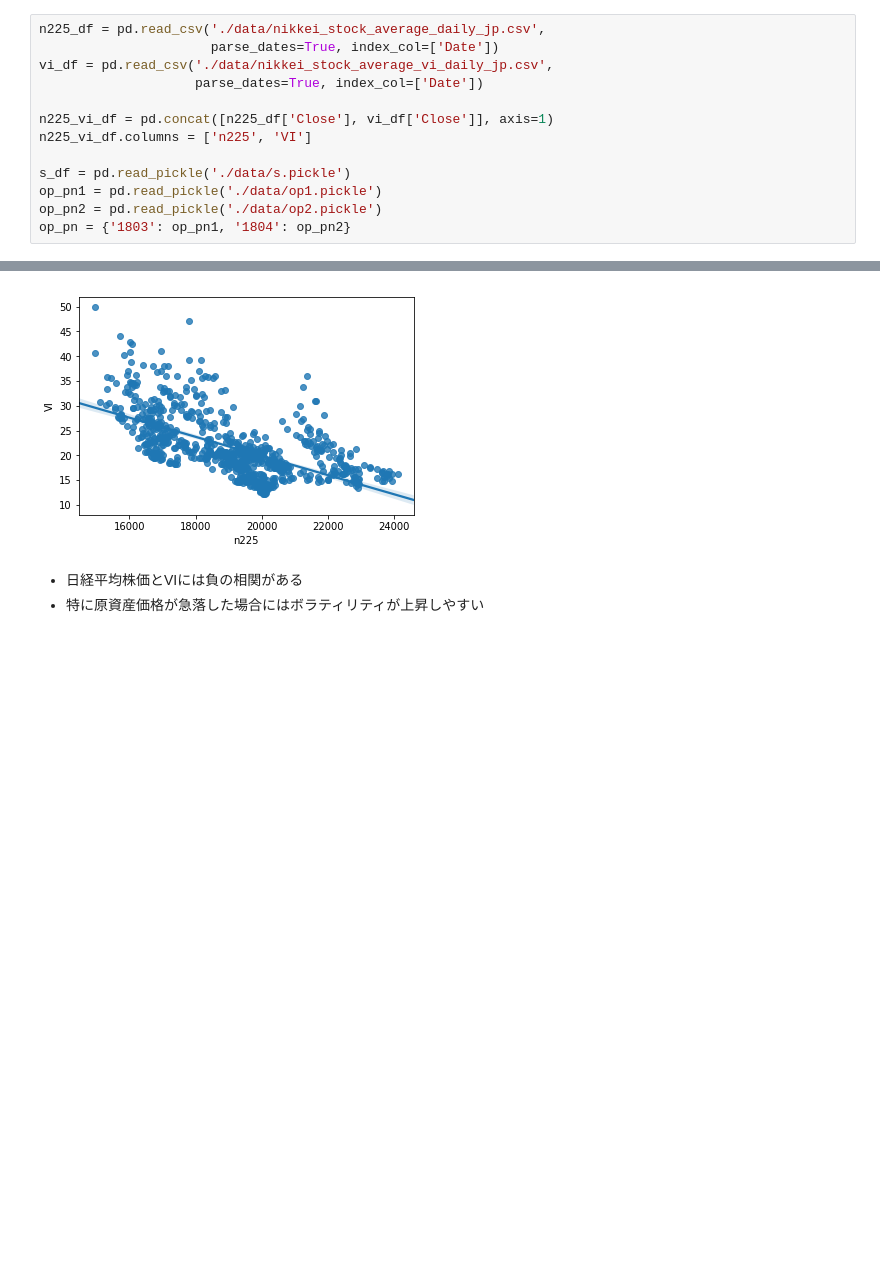
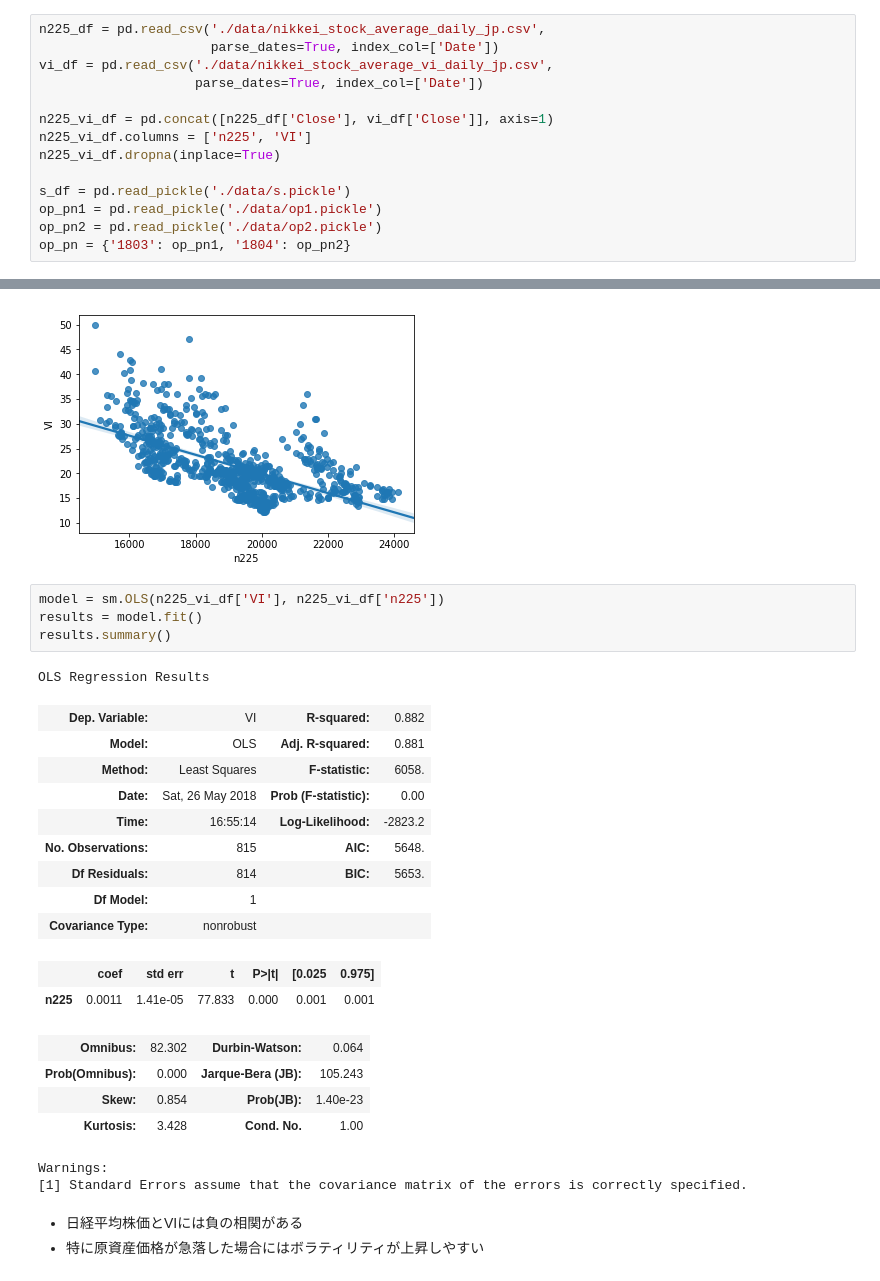
Before and after one commit to drillan/option-old, a Jupyter notebook: VolatilityFeature.ipynb, the cells around one changed output, grey strips where cells are left out. Saved outputs shown, nothing was run; the diff lists cells and outputs as text; blank space fills up the shorter version.

```diff
--- a/VolatilityFeature.ipynb
+++ b/VolatilityFeature.ipynb
@@ -11,6 +12,7 @@ vi_df = pd.read_csv('./data/nikkei_stock_average_vi_daily_jp.csv',
 
 n225_vi_df = pd.concat([n225_df['Close'], vi_df['Close']], axis=1)
 n225_vi_df.columns = ['n225', 'VI']
+n225_vi_df.dropna(inplace=True)
 
 s_df = pd.read_pickle('./data/s.pickle')
 op_pn1 = pd.read_pickle('./data/op1.pickle')
@@ -78,6 +80,29 @@ n225_vi_df.dropna().plot(subplots=True, figsize=(14, 6));
 sns.regplot(x='n225', y='VI', data=n225_vi_df);
 # %% [output]
 [figure]
+# %%
+model = sm.OLS(n225_vi_df['VI'], n225_vi_df['n225'])
+results = model.fit()
+results.summary()
+# %% [output]
+OLS Regression Results
+| Dep. Variable: | VI | R-squared: | 0.882 |
+| Model: | OLS | Adj. R-squared: | 0.881 |
+| Method: | Least Squares | F-statistic: | 6058. |
+| Date: | Sat, 26 May 2018 | Prob (F-statistic): | 0.00 |
+| Time: | 16:55:14 | Log-Likelihood: | -2823.2 |
+| No. Observations: | 815 | AIC: | 5648. |
+| Df Residuals: | 814 | BIC: | 5653. |
+| Df Model: | 1 |  |  |
+| Covariance Type: | nonrobust |  |  |
+|  | coef | std err | t | P>|t| | [0.025 | 0.975] |
+| n225 | 0.0011 | 1.41e-05 | 77.833 | 0.000 | 0.001 | 0.001 |
+| Omnibus: | 82.302 | Durbin-Watson: | 0.064 |
+| Prob(Omnibus): | 0.000 | Jarque-Bera (JB): | 105.243 |
+| Skew: | 0.854 | Prob(JB): | 1.40e-23 |
+| Kurtosis: | 3.428 | Cond. No. | 1.00 |
+Warnings:
+[1] Standard Errors assume that the covariance matrix of the errors is correctly specified.
 # %% [markdown]
 * 日経平均株価とVIには負の相関がある
 * 特に原資産価格が急落した場合にはボラティリティが上昇しやすい
```
Also changed, not shown: parts of 1 cell of this notebook, 6 other files.
